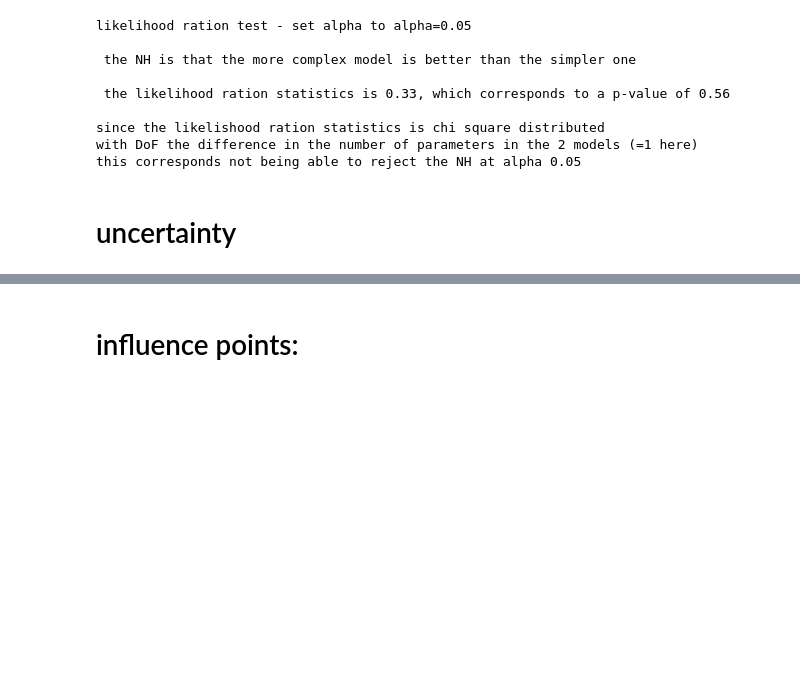
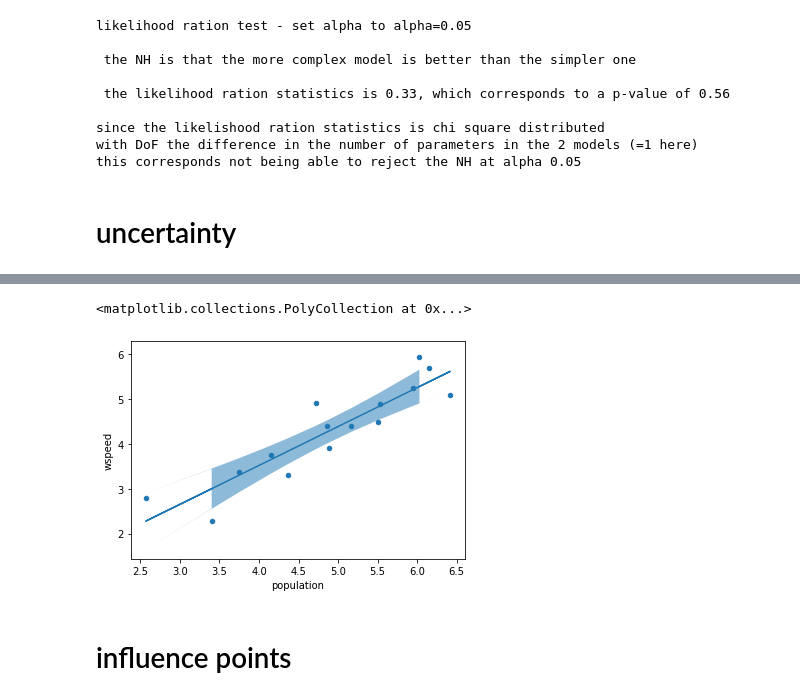
Before and after one commit to fedhere/PUS2020_FBianco, a Jupyter notebook: classdemo/linear_regression_in_detail.ipynb, the cells around one changed output, grey strips where cells are left out. Cells and saved outputs as stored; diff of their text form; code cells hidden in the pictures; blank space fills up the shorter version.

```diff
--- a/classdemo/linear_regression_in_detail.ipynb
+++ b/classdemo/linear_regression_in_detail.ipynb
@@ -245,13 +276,16 @@ data.shape
 # %%
 
 predict_mean_ci_low, predict_mean_ci_upp = data[:,4:6].T
 predict_ci_low, predict_ci_upp = data[:,4:6].T
 fittedvalues = data[:,2]
 predict_mean_se  = data[:,3]
 ax = df.plot("population", "wspeed", kind="scatter")
-ax.plot(x, res.predict(df))
+ax.plot(df.population, res.predict(df))
 ax.fill_between(df.population.values, predict_ci_low, predict_ci_upp, alpha=0.5)
+# %% [output]
+<matplotlib.collections.PolyCollection at 0x...>
+[figure, added]
 # %% [markdown]
-# influence points:
+# influence points
 # %%
 sm.graphics.influence_plot(res);
```
Also changed, not shown: parts of 26 cells of this notebook.
